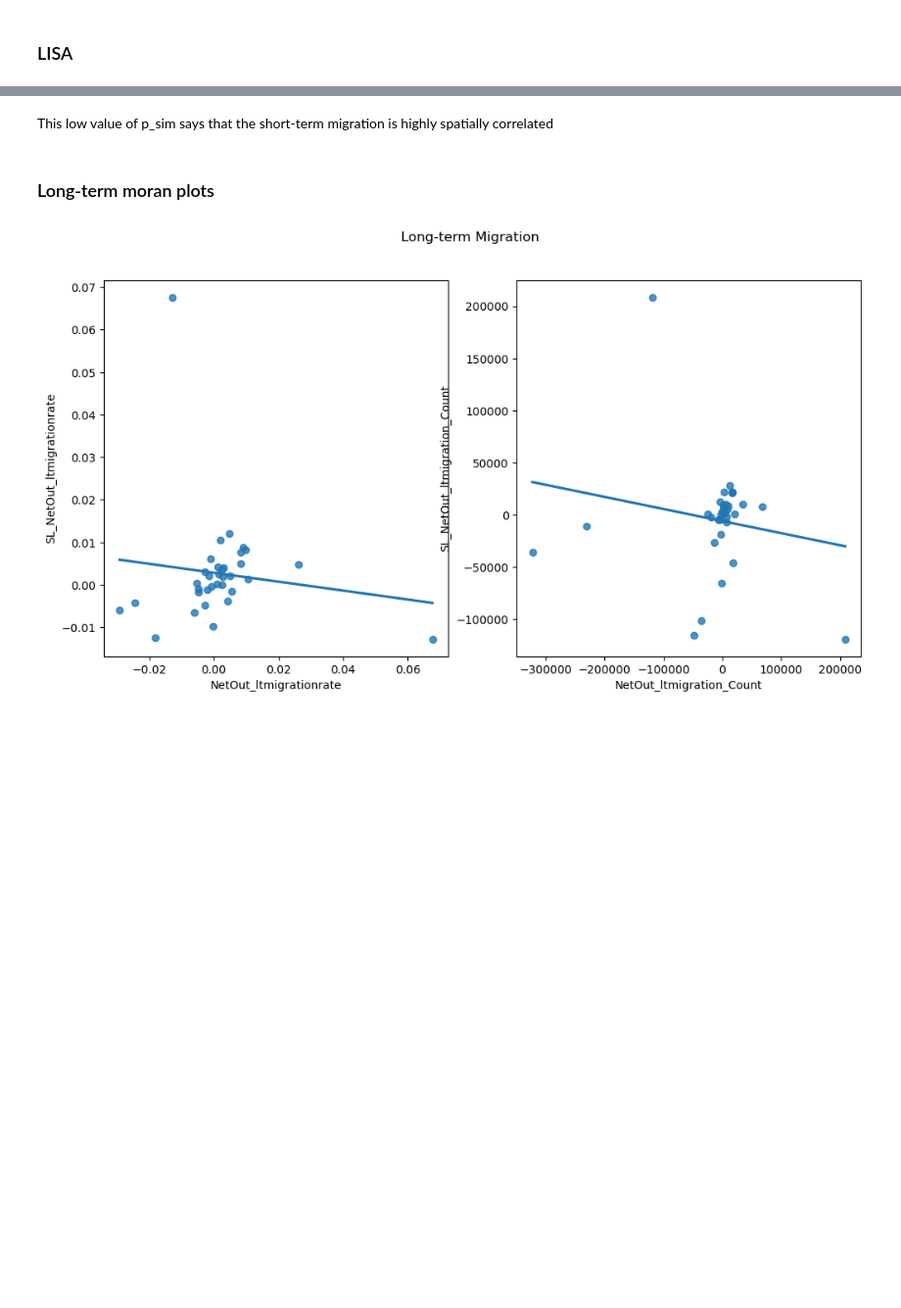
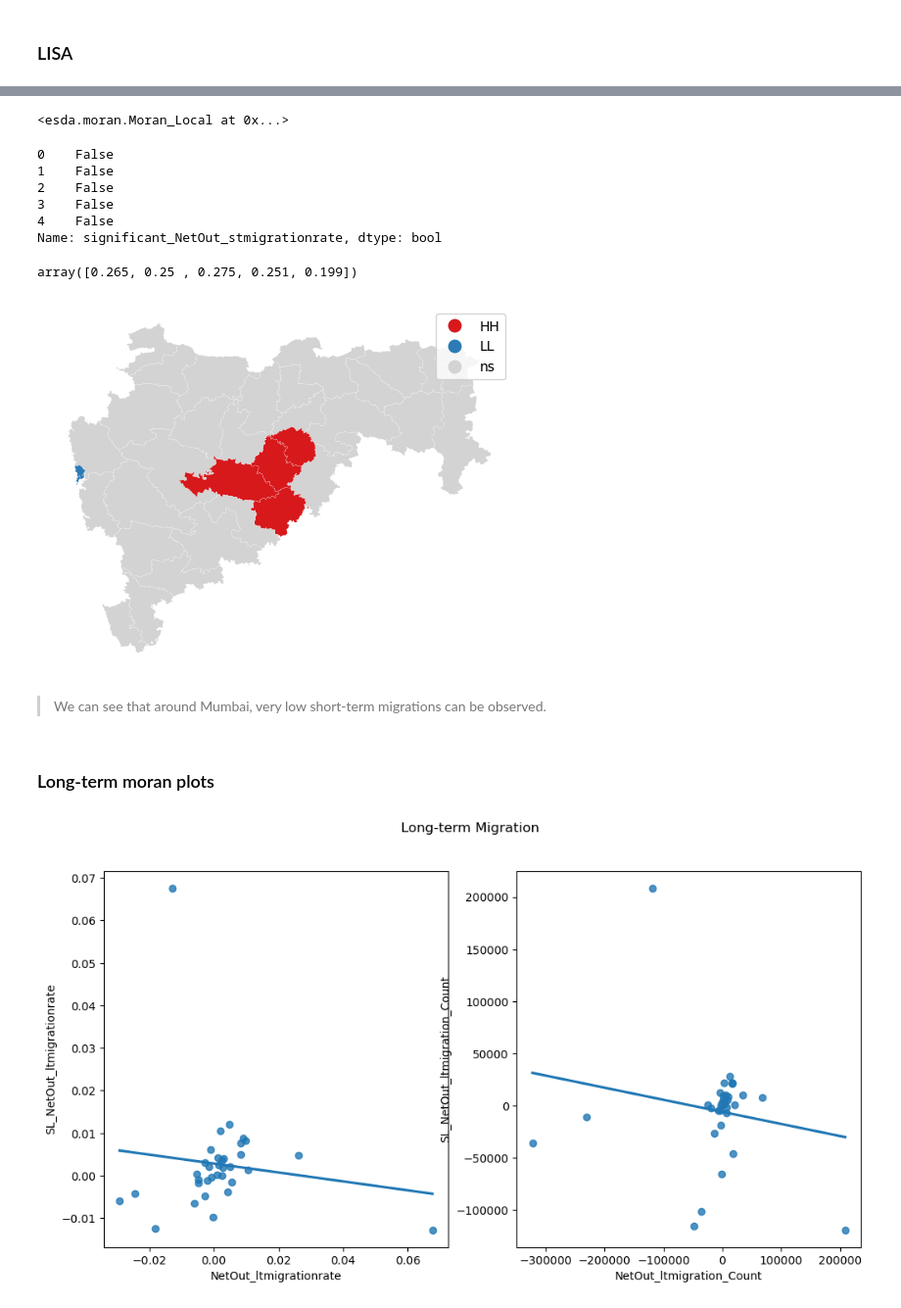
Before and after one commit to vidushi711/SDS_Final, a Jupyter notebook: Exploration/Maharashtra_migration.ipynb, the cells around one changed output, grey strips where cells are left out. Shown at 98% size. Drawn from its saved outputs; the diff is of its cells as text; code cells hidden in the pictures; blank space fills up the shorter version.

```diff
--- a/Exploration/Maharashtra_migration.ipynb
+++ b/Exploration/Maharashtra_migration.ipynb
@@ -743,5 +815,31 @@ lisa = esda.Moran_Local(mh_gdf2['NetOut_stmigrationrate'], w_queen)
-# %% [markdown]
-This low value of p_sim says that the short-term migration is highly spatially correlated
+# %%
+lisa
+# %% [output]
+<esda.moran.Moran_Local at 0x...>
+# %%
+# Break observations into significant or not
+mh_gdf2['significant_NetOut_stmigrationrate'] = lisa.p_sim < 0.05
+# Store the quadrant they belong to
+mh_gdf2['quadrant_NetOut_stmigrationrate'] = lisa.q
+# %%
+mh_gdf2['significant_NetOut_stmigrationrate'].head()
+# %% [output]
+0    False
+1    False
+2    False
+3    False
+4    False
+Name: significant_NetOut_stmigrationrate, dtype: bool
+# %%
+lisa.p_sim[:5]
+# %% [output]
+array([0.265, 0.25 , 0.275, 0.251, 0.199])
+# %%
+lisa_cluster(lisa, mh_gdf2);
+# %% [output]
+[figure, added]
+# %% [markdown]
+> We can see that around Mumbai, very low short-term migrations can be observed.
 # %% [markdown]
 ### Long-term moran plots
 # %%
```
Also changed, not shown: parts of 48 cells of this notebook.
